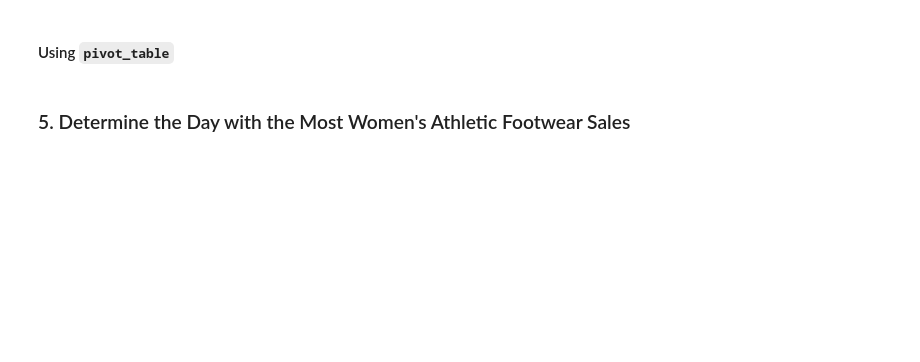
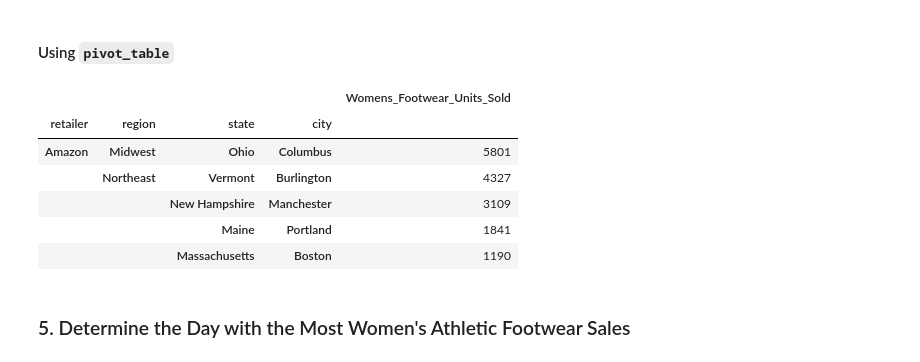
Before and after one commit to sir-hobbyjog/athletic_sales_analysis, a Jupyter notebook: athletic_sales_analysis_starter_code.ipynb, the cells around one changed output. Saved outputs shown, nothing was run; the diff lists cells and outputs as text; code cells hidden in the pictures; blank space fills up the shorter version.

```diff
--- a/athletic_sales_analysis_starter_code.ipynb
+++ b/athletic_sales_analysis_starter_code.ipynb
@@ -238,11 +296,20 @@ grouped_data.to_frame().head().sort_values(by='Total Sales', ascending=False)
 #### Using `pivot_table`
 # %%
 # Show the total number of women's athletic footwear sold for each retailer, region, state, and city.
-
+pivot_data3 = womens_footwear.pivot_table(values='units_sold', index=['retailer', 'region', 'state', 'city'], aggfunc='sum')
 
 # Rename the "units_sold" column to "Womens_Footwear_Units_Sold"
-
+pivot_data3.rename(columns={'units_sold': 'Womens_Footwear_Units_Sold'}, inplace=True)
 # Show the top 5 results.
+pivot_data3.head().sort_values(by='Womens_Footwear_Units_Sold', ascending=False)
+# %% [output]
+|  |  |  |  | Womens_Footwear_Units_Sold |
+| retailer | region | state | city |  |
+| Amazon | Midwest | Ohio | Columbus | 5801 |
+|  | Northeast | Vermont | Burlington | 4327 |
+|  |  | New Hampshire | Manchester | 3109 |
+|  |  | Maine | Portland | 1841 |
+|  |  | Massachusetts | Boston | 1190 |
 # %% [markdown]
 ### 5. Determine the Day with the Most Women's Athletic Footwear Sales
 # %%
```
Also changed, not shown: parts of 8 cells of this notebook.
